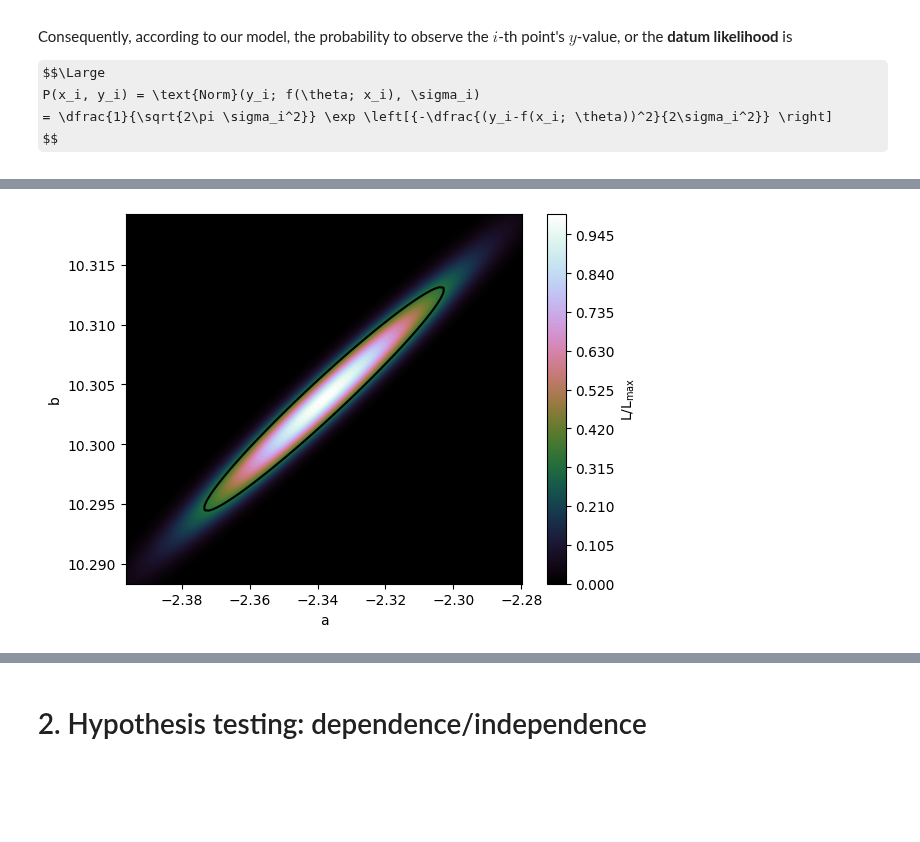
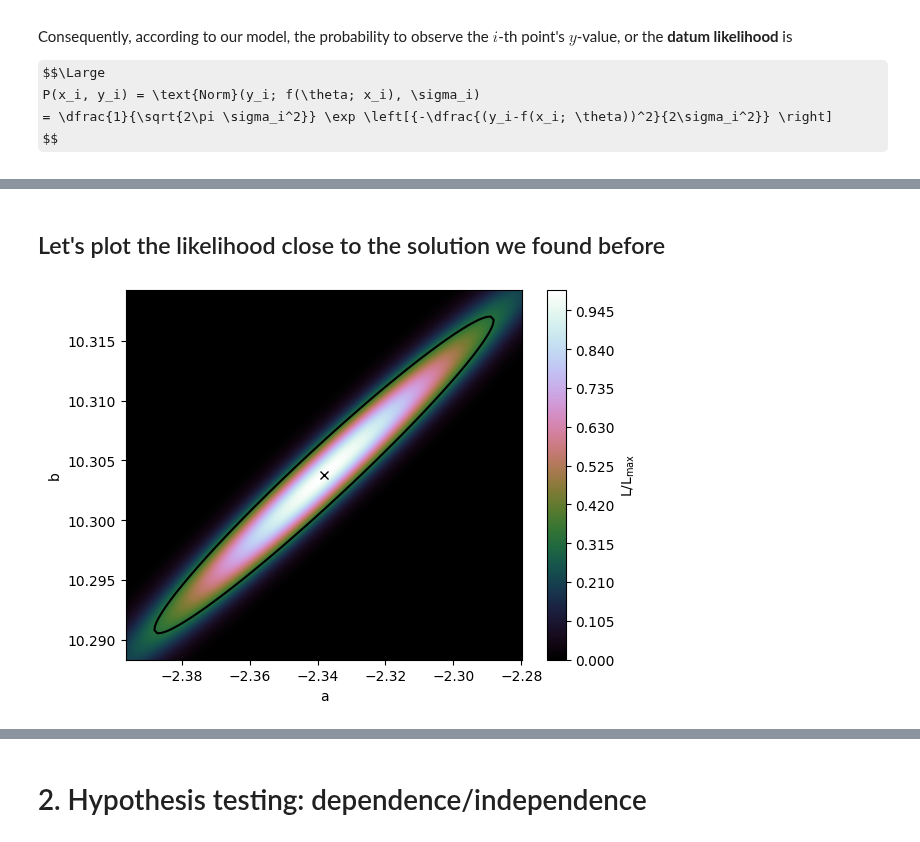
Before and after one commit to astrostatistics-in-crete/2024_summer_school, a Jupyter notebook: 04_MLE/MLE_AnswerKey.ipynb, the cells around one changed output, grey strips where cells are left out. Cells and saved outputs as stored; diff of their text form; code cells hidden in the pictures; some formulas as TeX source; blank space fills up the shorter version.

Commit message:
Adding one param MLE

```diff
--- a/04_MLE/MLE_AnswerKey.ipynb
+++ b/04_MLE/MLE_AnswerKey.ipynb
@@ -34,14 +34,14 @@ Columns: ['ID', 'RAh', 'RAm', 'RAs', 'DE-', 'DEd', 'DEm', 'DEs', 'Per', 'logP',
 ols_params = np.polyfit(logP, m36, deg=1)
 
 # chi-square fitting
-def to_minimize(params):
+def chi_square(params):
     a, b = params
     m36_model = a * logP + b
     return np.sum((m36 - m36_model) ** 2.0 / e_m36**2.0)
 
 
 from scipy.optimize import minimize
-print(minimize(to_minimize, x0=ols_params, method="Nelder-Mead"))
+print(minimize(chi_square, x0=ols_params, method="Nelder-Mead"))
 
 # weighted ordinary least squares fit: w = 1/sigma here!
 ch2_params = np.polyfit(logP, m36, deg=1, w=1.0/e_m36)
@@ -149,26 +168,29 @@ $$\Large \sum_{i=1}^{N} (y_i-f(x_i))^2 $$
 ...or the **sum of the squares**!
 
 In fact, using $f(x) = a x + b$ you will arrive at the known OLS formulae!
+# %% [markdown]
+## Let's plot the likelihood close to the solution we found before
 # %%
 ch2_params[0]
 a_grid = np.linspace(0.975 * ch2_params[0], 1.025 * ch2_params[0], 101)
 b_grid = np.linspace(0.9985 * ch2_params[1], 1.0015 * ch2_params[1], 101)
 
 [A, B] = np.meshgrid(a_grid, b_grid)
 
 @np.vectorize
 def log_likelihood(a, b):
-    return -to_minimize([a, b])
+    return -0.5*chi_square([a, b])
 
 logL = log_likelihood(A, B)
 logL = logL - np.max(logL)
 
 plt.figure()
 plt.contour(A, B, 10.0**logL, [10.0**-0.5], colors='black', lw=0.5)
 plt.contourf(A, B, 10.0**logL, 200, cmap='cubehelix')
+plt.plot(*ch2_params, "xk")
 plt.xlabel("a")
 plt.ylabel("b")
 plt.colorbar(label=r"$L / L_{\max}$")
 plt.show()
 # %% [output]
-[figure, old version]
+[figure, new version]
```
Also changed, not shown: parts of 11 cells of this notebook.
